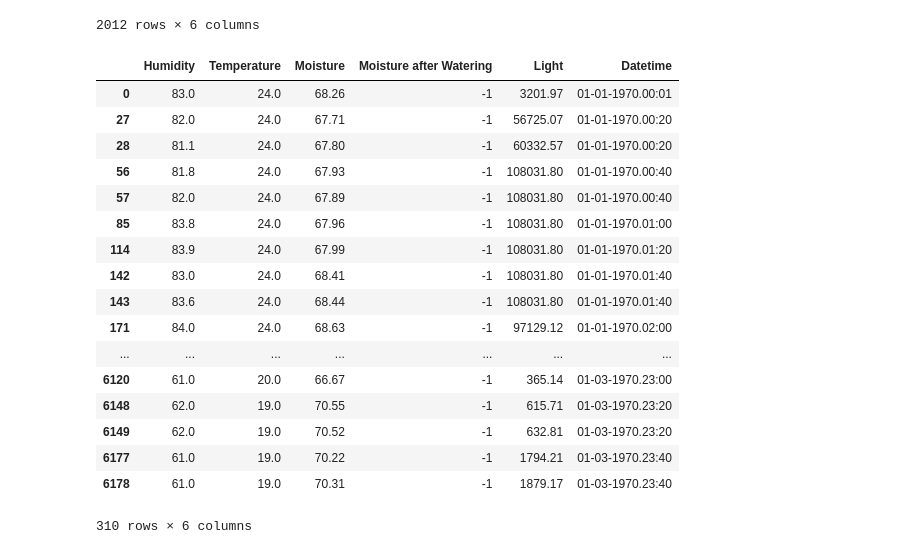
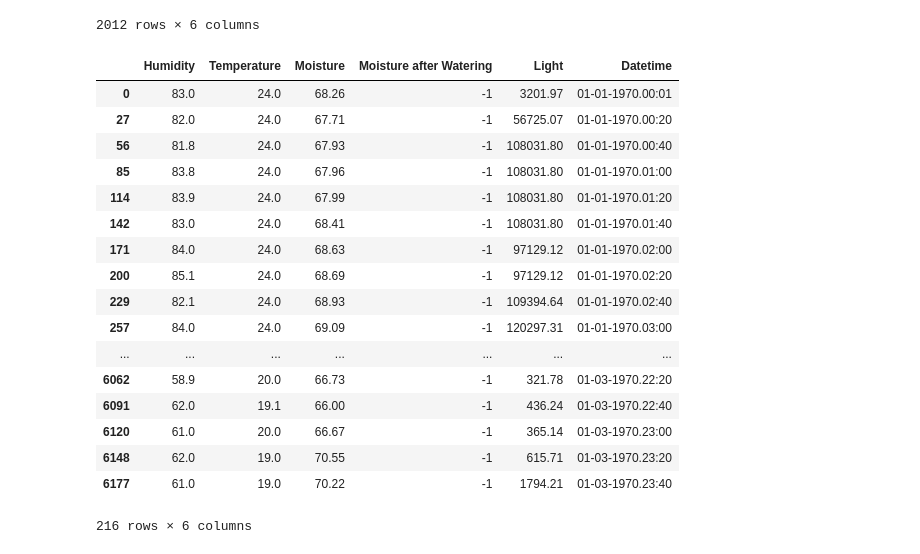
Before and after one commit to SteveShengStar/Smart-Garduino, a Jupyter notebook: python/Weather Analytics.ipynb, the cells around one changed output. Cells and saved outputs as stored; diff of their text form; code cells hidden in the pictures.

```diff
--- a/python/Weather Analytics.ipynb
+++ b/python/Weather Analytics.ipynb
@@ -38,46 +38,47 @@ set1
 # %%
 # Select only data collected in intervals of 20 minutes
 # Put the relevant datasets into set1_cleansed
 set1_cleansed = pd.DataFrame(columns=COLUMNS)
 
 # Append the first row of relevant data, which is the first entry in set1
 set1_cleansed = set1_cleansed.append(set1.iloc[0])
+
+tracker_associate = {0: '00', 1: '20', 2: '40'}
+tracker_index = 1
+
 for i in range(len(set1)):
     row = set1.iloc[i]
 
-    if row['Datetime'][-2:] in ('00', '20', '40'):
+    if row['Datetime'][-2:] == tracker_associate[tracker_index%3]:
         set1_cleansed = set1_cleansed.append(row)
-
-
+        tracker_index += 1
 set1_cleansed
 
 
 # set2_cleansed = pd.DataFrame(columns=COLUMNS)
 
 # for i in range(len(set2)):
 #     row = set2.iloc[i]
 
 #     if row['Datetime'][-2:] in ('00', '20', '40'):
 #         set2_cleansed = set2_cleansed.append(row)
-
-
 # set2_cleansed
 # %% [output]
 |  | Humidity | Temperature | Moisture | Moisture after Watering | Light | Datetime |
 | 0 | 83.0 | 24.0 | 68.26 | -1 | 3201.97 | 01-01-1970.00:01 |
 | 27 | 82.0 | 24.0 | 67.71 | -1 | 56725.07 | 01-01-1970.00:20 |
-| 28 | 81.1 | 24.0 | 67.80 | -1 | 60332.57 | 01-01-1970.00:20 |
 | 56 | 81.8 | 24.0 | 67.93 | -1 | 108031.80 | 01-01-1970.00:40 |
-| 57 | 82.0 | 24.0 | 67.89 | -1 | 108031.80 | 01-01-1970.00:40 |
 | 85 | 83.8 | 24.0 | 67.96 | -1 | 108031.80 | 01-01-1970.01:00 |
 | 114 | 83.9 | 24.0 | 67.99 | -1 | 108031.80 | 01-01-1970.01:20 |
 | 142 | 83.0 | 24.0 | 68.41 | -1 | 108031.80 | 01-01-1970.01:40 |
-| 143 | 83.6 | 24.0 | 68.44 | -1 | 108031.80 | 01-01-1970.01:40 |
 | 171 | 84.0 | 24.0 | 68.63 | -1 | 97129.12 | 01-01-1970.02:00 |
+| 200 | 85.1 | 24.0 | 68.69 | -1 | 97129.12 | 01-01-1970.02:20 |
+| 229 | 82.1 | 24.0 | 68.93 | -1 | 109394.64 | 01-01-1970.02:40 |
+| 257 | 84.0 | 24.0 | 69.09 | -1 | 120297.31 | 01-01-1970.03:00 |
 | ... | ... | ... | ... | ... | ... | ... |
+| 6062 | 58.9 | 20.0 | 66.73 | -1 | 321.78 | 01-03-1970.22:20 |
+| 6091 | 62.0 | 19.1 | 66.00 | -1 | 436.24 | 01-03-1970.22:40 |
 | 6120 | 61.0 | 20.0 | 66.67 | -1 | 365.14 | 01-03-1970.23:00 |
 | 6148 | 62.0 | 19.0 | 70.55 | -1 | 615.71 | 01-03-1970.23:20 |
-| 6149 | 62.0 | 19.0 | 70.52 | -1 | 632.81 | 01-03-1970.23:20 |
 | 6177 | 61.0 | 19.0 | 70.22 | -1 | 1794.21 | 01-03-1970.23:40 |
-| 6178 | 61.0 | 19.0 | 70.31 | -1 | 1879.17 | 01-03-1970.23:40 |
-310 rows × 6 columns
+216 rows × 6 columns
```
Also changed, not shown: parts of 1 cell of this notebook.
